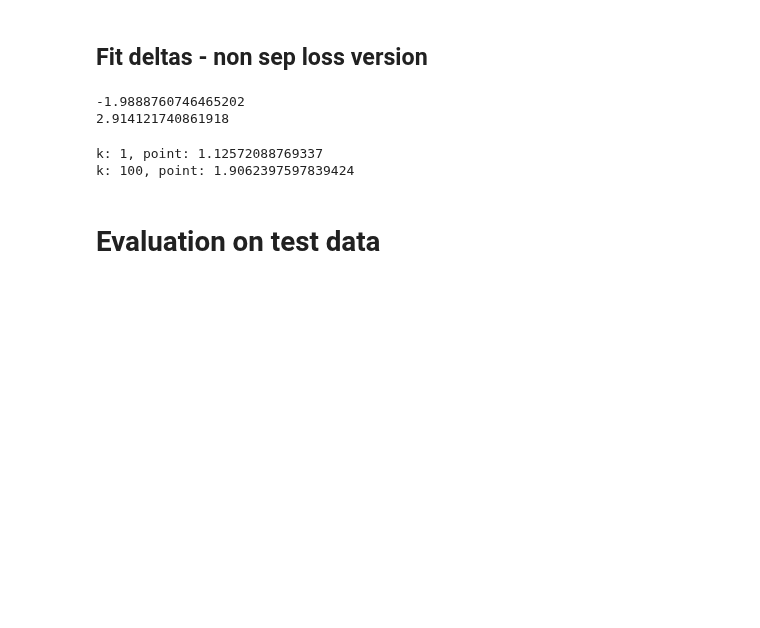
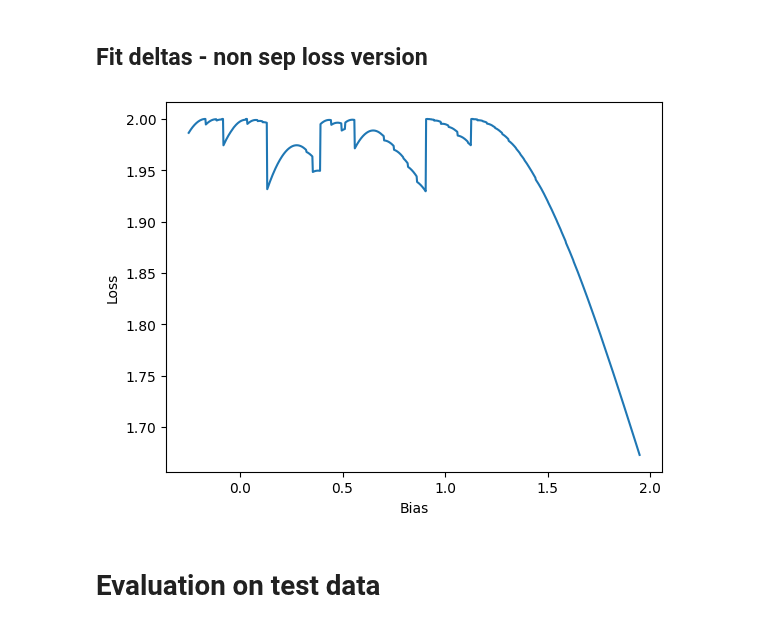
Before and after one commit to mattclifford1/linear_confidence, a Jupyter notebook: notebooks-non-sep/Gaussian_non_sep.ipynb, the cells around one changed output. Cells and saved outputs as stored; diff of their text form; code cells hidden in the pictures; blank space fills up the shorter version.

```diff
--- a/notebooks-non-sep/Gaussian_non_sep.ipynb
+++ b/notebooks-non-sep/Gaussian_non_sep.ipynb
@@ -63,23 +60,12 @@ Downsampled Data:
 # %%
 
 X = data_clf['data']['X']
 y = data_clf['data']['y']
 clf = data_clf['clf']
 deltas = non_sep.deltas(
-    clf).fit(X, y)
+    clf).fit(X, y, _plot=True)
+# %% [output]
+[figure, added]
-# %%
-print(deltas.data_info('emp_xp1'))
-print(deltas.data_info('emp_xp2'))
-# %% [output]
--1.9888760746465202
-2.914121740861918
-# %%
-x_t = 1.9
-e1 = deltas.get_generalisation_error(x_t, cls=1)
-e2 = deltas.get_generalisation_error(x_t, cls=2)
-# %% [output]
-k: 1, point: 1.12572088769337
-k: 100, point: 1.9062397597839424
 # %% [markdown]
 # Evaluation on test data
 # %%
```
Also changed, not shown: parts of 1 cell of this notebook, 2 other files.
